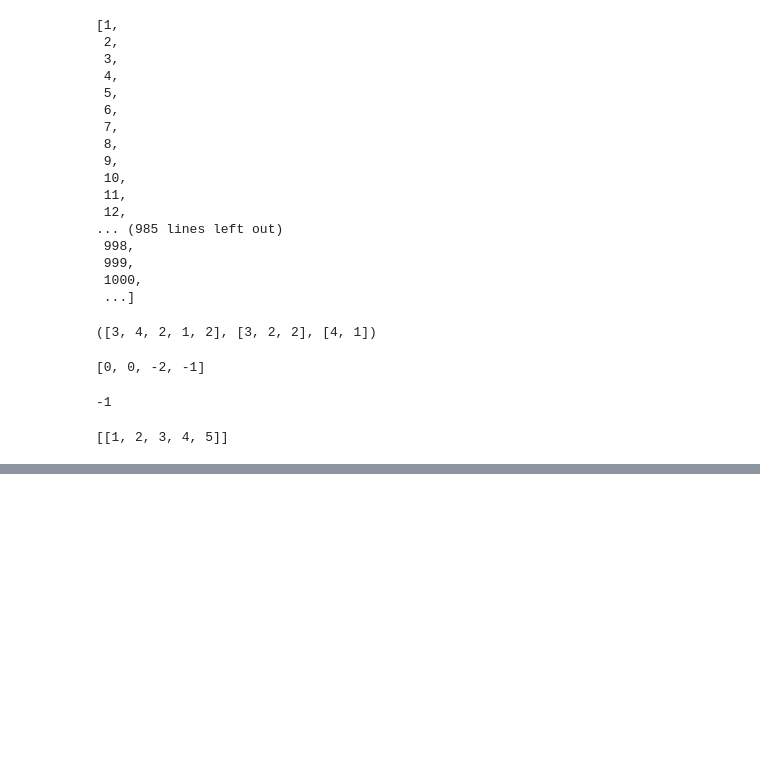
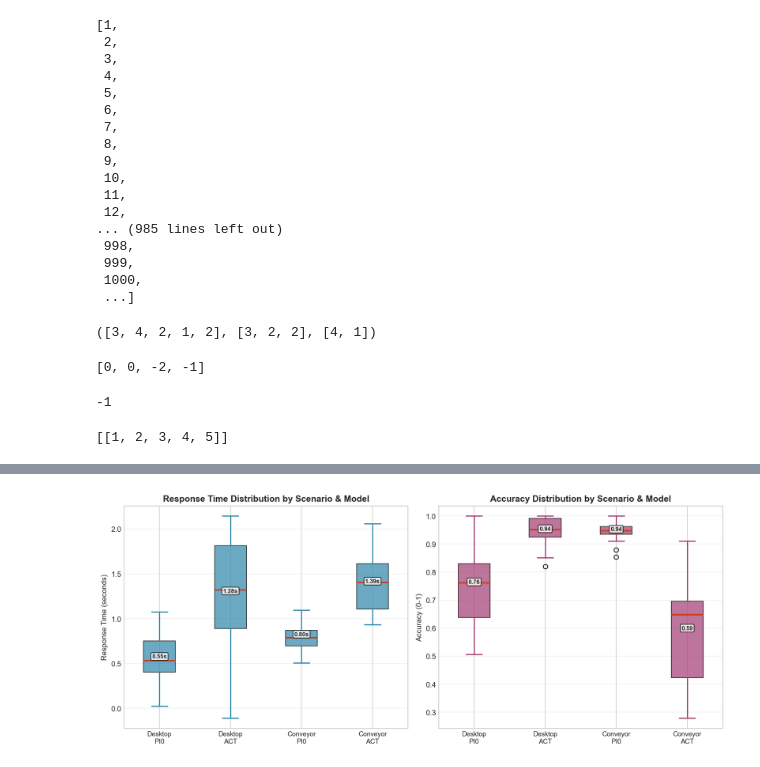
Before and after one commit to vpnasdfghjkl/Camille, a Jupyter notebook: posts/meeting/t.ipynb, the cells around one changed output, grey strips where cells are left out. Cells and saved outputs as stored; diff of their text form; code cells hidden in the pictures; blank space fills up the shorter version.

```diff
--- a/posts/meeting/t.ipynb
+++ b/posts/meeting/t.ipynb
@@ -448,0 +598,81 @@ ans
+# %%
+import matplotlib.pyplot as plt
+import numpy as np
+import pandas as pd
+
+# Set high quality settings
+plt.style.use('seaborn-v0_8-whitegrid')
+plt.rcParams['figure.dpi'] = 150
+plt.rcParams['savefig.dpi'] = 300
+
+# Simulate test data
+np.random.seed(42)
+
+# Desktop grasping scenario simulated data
+desktop_pi0_times = np.random.normal(0.6, 0.3, 20)  # seconds
+desktop_pi0_accuracy = np.random.normal(0.8, 0.15, 20)
+desktop_pi0_accuracy = np.clip(desktop_pi0_accuracy, 0, 1)
+
+desktop_act_times = np.random.normal(1.3, 0.8, 20)
+desktop_act_accuracy = np.random.normal(0.95, 0.05, 20)
+desktop_act_accuracy = np.clip(desktop_act_accuracy, 0, 1)
+
+# Conveyor belt scenario simulated data
+conveyor_pi0_times = np.random.normal(0.8, 0.2, 18)
+conveyor_pi0_accuracy = np.random.normal(0.95, 0.05, 18)
+conveyor_pi0_accuracy = np.clip(conveyor_pi0_accuracy, 0, 1)
+
+conveyor_act_times = np.random.normal(1.4, 0.3, 18)
+conveyor_act_accuracy = np.random.normal(0.6, 0.2, 18)
+conveyor_act_accuracy = np.clip(conveyor_act_accuracy, 0, 1)
+
+# Create compact boxplot
+fig, (ax1, ax2) = plt.subplots(1, 2, figsize=(12, 5))
+
+# Response time boxplot
+response_data = [desktop_pi0_times, desktop_act_times,
+                conveyor_pi0_times, conveyor_act_times]
+labels = ['Desktop\nPI0', 'Desktop\nACT', 'Conveyor\nPI0', 'Conveyor\nACT']
+
+box1 = ax1.boxplot(response_data, labels=labels, patch_artist=True,
+                   boxprops=dict(facecolor='#2E86AB', alpha=0.7),
+                   medianprops=dict(color='#C73E1D', linewidth=2),
+                   whiskerprops=dict(color='#2E86AB', linewidth=1.5),
+                   capprops=dict(color='#2E86AB', linewidth=1.5))
+
+ax1.set_title('Response Time Distribution by Scenario & Model', fontsize=12, fontweight='bold')
+ax1.set_ylabel('Response Time (seconds)', fontsize=10)
+ax1.grid(axis='y', alpha=0.3)
+ax1.tick_params(axis='x', labelsize=9)
+
+# Accuracy boxplot
+accuracy_data = [desktop_pi0_accuracy, desktop_act_accuracy,
+                conveyor_pi0_accuracy, conveyor_act_accuracy]
+
+box2 = ax2.boxplot(accuracy_data, labels=labels, patch_artist=True,
+                   boxprops=dict(facecolor='#A23B72', alpha=0.7),
+                   medianprops=dict(color='#C73E1D', linewidth=2),
+                   whiskerprops=dict(color='#A23B72', linewidth=1.5),
+                   capprops=dict(color='#A23B72', linewidth=1.5))
+
+ax2.set_title('Accuracy Distribution by Scenario & Model', fontsize=12, fontweight='bold')
+ax2.set_ylabel('Accuracy (0-1)', fontsize=10)
+ax2.grid(axis='y', alpha=0.3)
+ax2.tick_params(axis='x', labelsize=9)
+
+# Add mean value annotations
+for i, data in enumerate(response_data):
+    mean_val = np.mean(data)
+    ax1.text(i+1, mean_val, f'{mean_val:.2f}s', ha='center', va='bottom',
+             fontsize=8, fontweight='bold', bbox=dict(boxstyle='round,pad=0.2', facecolor='white', alpha=0.8))
+
+for i, data in enumerate(accuracy_data):
+    mean_val = np.mean(data)
+    ax2.text(i+1, mean_val, f'{mean_val:.2f}', ha='center', va='bottom',
+             fontsize=8, fontweight='bold', bbox=dict(boxstyle='round,pad=0.2', facecolor='white', alpha=0.8))
+
+plt.tight_layout()
+plt.savefig('PI0_model_stability_analysis.png', dpi=300, bbox_inches='tight', facecolor='white')
+plt.show()
+# %% [output]
+[figure, added]
```
Also changed, not shown: parts of 2 cells of this notebook, 44 other files.
